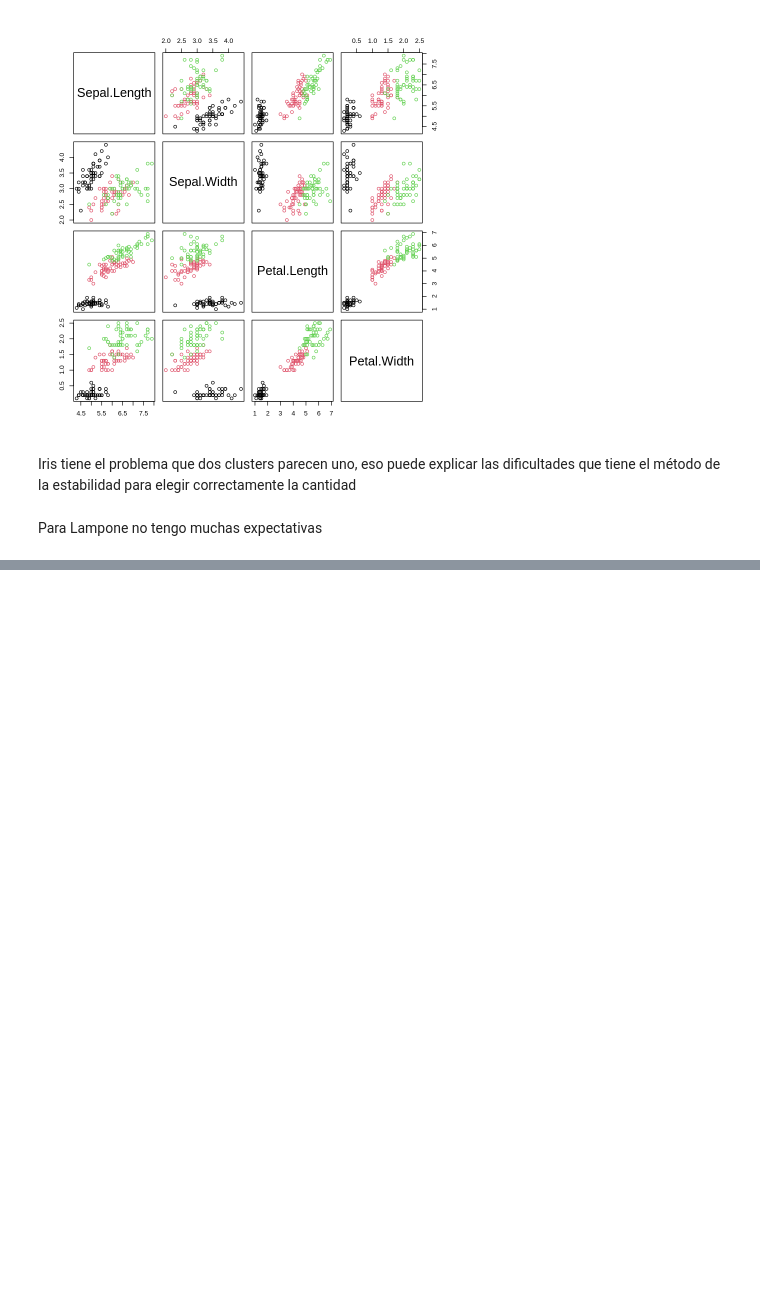
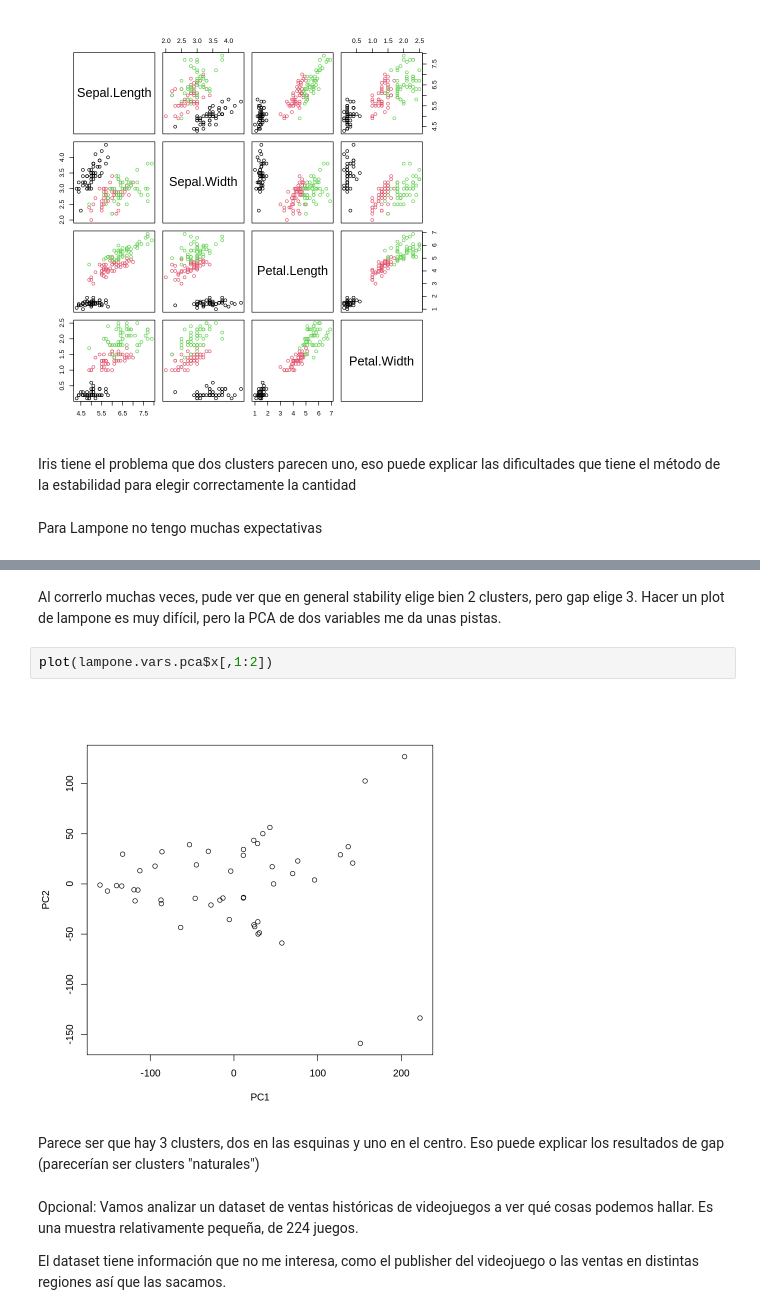
Before and after one commit to AgustinGurvich/TMD, a Jupyter notebook: TMD_TP3.ipynb, the cells around one changed output, grey strips where cells are left out. Cells and saved outputs as stored; diff of their text form; blank space fills up the shorter version.

```diff
--- a/TMD_TP3.ipynb
+++ b/TMD_TP3.ipynb
@@ -600 +578,13 @@ print(paste("Clusters segun gap: ", gap))
 [1] "Clusters segun gap:  3"
+# %% [markdown]
+Al correrlo muchas veces, pude ver que en general stability elige bien 2 clusters, pero gap elige 3. Hacer un plot de lampone es muy difícil, pero la PCA de dos variables me da unas pistas.
+# %%
+plot(lampone.vars.pca$x[,1:2])
+# %% [output]
+[figure, added]
+# %% [markdown]
+Parece ser que hay 3 clusters, dos en las esquinas y uno en el centro. Eso puede explicar los resultados de gap (parecerían ser clusters "naturales")
+# %% [markdown]
+Opcional: Vamos analizar un dataset de ventas históricas de videojuegos a ver qué cosas podemos hallar. Es una muestra relativamente pequeña, de 224 juegos.
+
+El dataset tiene información que no me interesa, como el publisher del videojuego o las ventas en distintas regiones así que las sacamos.
```
Also changed, not shown: parts of 28 cells of this notebook.
